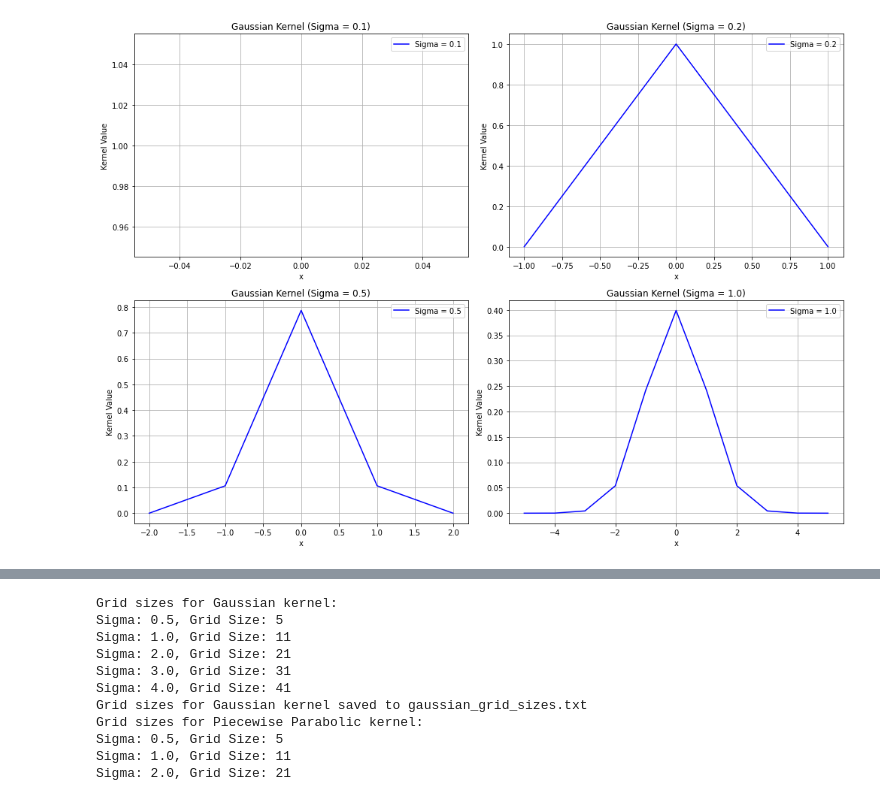
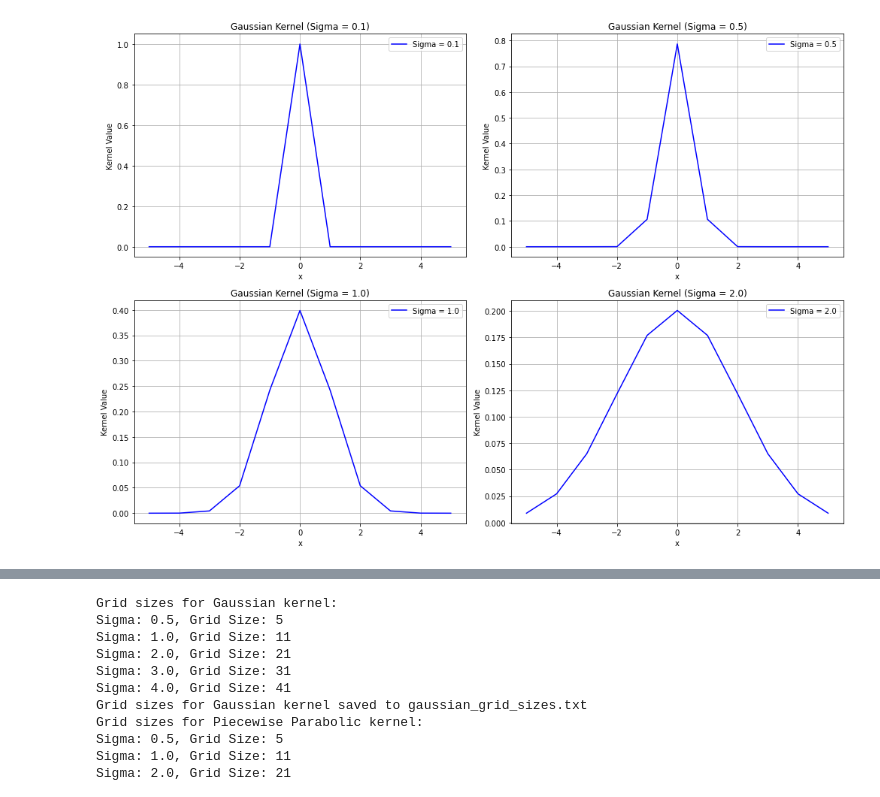
Before and after one commit to grarchana/bdld, a Jupyter notebook: trial/test2_1D_Gaussian_PiecewiseKernel.ipynb, the cells around one changed output, grey strips where cells are left out. Cells and saved outputs as stored; diff of their text form; code cells hidden in the pictures.

```diff
--- a/trial/test2_1D_Gaussian_PiecewiseKernel.ipynb
+++ b/trial/test2_1D_Gaussian_PiecewiseKernel.ipynb
@@ -1,40 +85,43 @@
 # %%
-# Gaussian Kernel Plotting
 import numpy as np
 import matplotlib.pyplot as plt
 
 # Create Gaussian kernel for convolution
 def gaussian_kernel(size, sigma):
     kernel = np.linspace(-size, size, 2*size+1)
     kernel = np.exp(-kernel**2 / (2 * sigma**2))
     kernel /= np.sum(kernel)
     return kernel
 
 # Parameters
-sigma_values = [0.1, 0.2, 0.5, 1.0]  # Different bandwidth values
-x = np.linspace(-2, 2, 1000)  # Range for plotting kernels
+sigma_values = [0.1, 0.5, 1.0, 2.0]  # Different bandwidth values
+fixed_range = 5  # Fixed range for all kernels
 
 # Create subplots
 fig, axs = plt.subplots(2, 2, figsize=(14, 10))
 
+# Set the figure background color to white
+fig.patch.set_facecolor('white')
+
 # Plot Gaussian kernels for different sigma values
 for i, sigma in enumerate(sigma_values):
-    kernel_size = int(5 * sigma)
+    kernel_size = fixed_range
     kernel = gaussian_kernel(kernel_size, sigma)
-    axs[i//2, i%2].plot(np.linspace(-kernel_size, kernel_size, len(kernel)), kernel, label=f'Sigma = {sigma}', color='blue')
+    x_vals = np.linspace(-kernel_size, kernel_size, len(kernel))  # Ensure consistent x-range
+    axs[i//2, i%2].plot(x_vals, kernel, label=f'Sigma = {sigma}', color='blue')
     axs[i//2, i%2].set_xlabel('x')
     axs[i//2, i%2].set_ylabel('Kernel Value')
     axs[i//2, i%2].set_title(f'Gaussian Kernel (Sigma = {sigma})')
     axs[i//2, i%2].legend()
     axs[i//2, i%2].grid(True)
 
 # Adjust layout
 plt.tight_layout()
 
-# Save the figure
-plt.savefig('gaussian_kernels.png', dpi=300)  # Save as PNG with 300 dpi
+# Save the figure with a white background
+plt.savefig('gaussian_kernels_vary_bandwidths.png', dpi=300, bbox_inches='tight', facecolor='white')
 
 # Display the figure
 plt.show()
 # %% [output]
-[figure, old version]
+[figure, new version]
```
Also changed, not shown: parts of 9 cells of this notebook, 22 other files.
